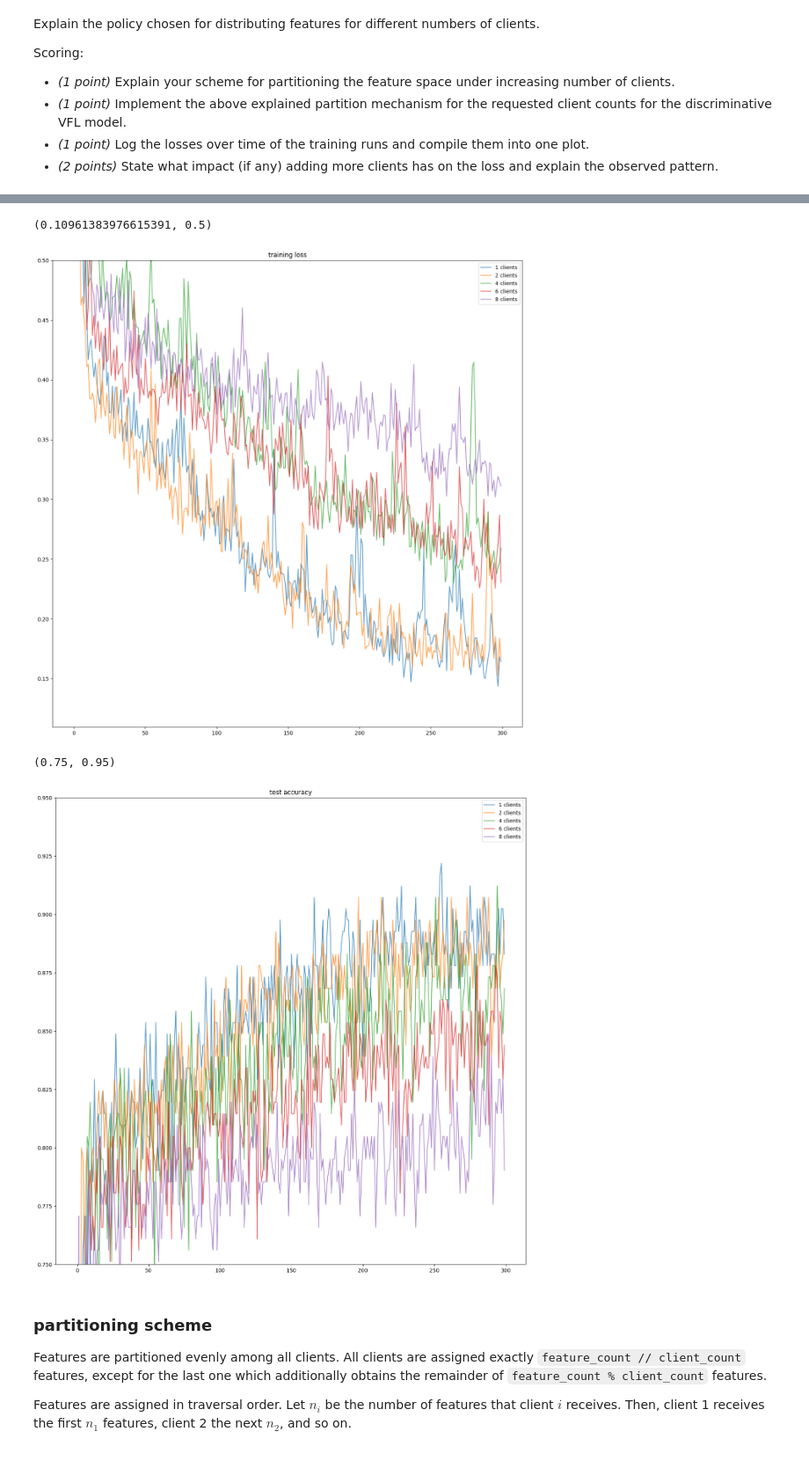
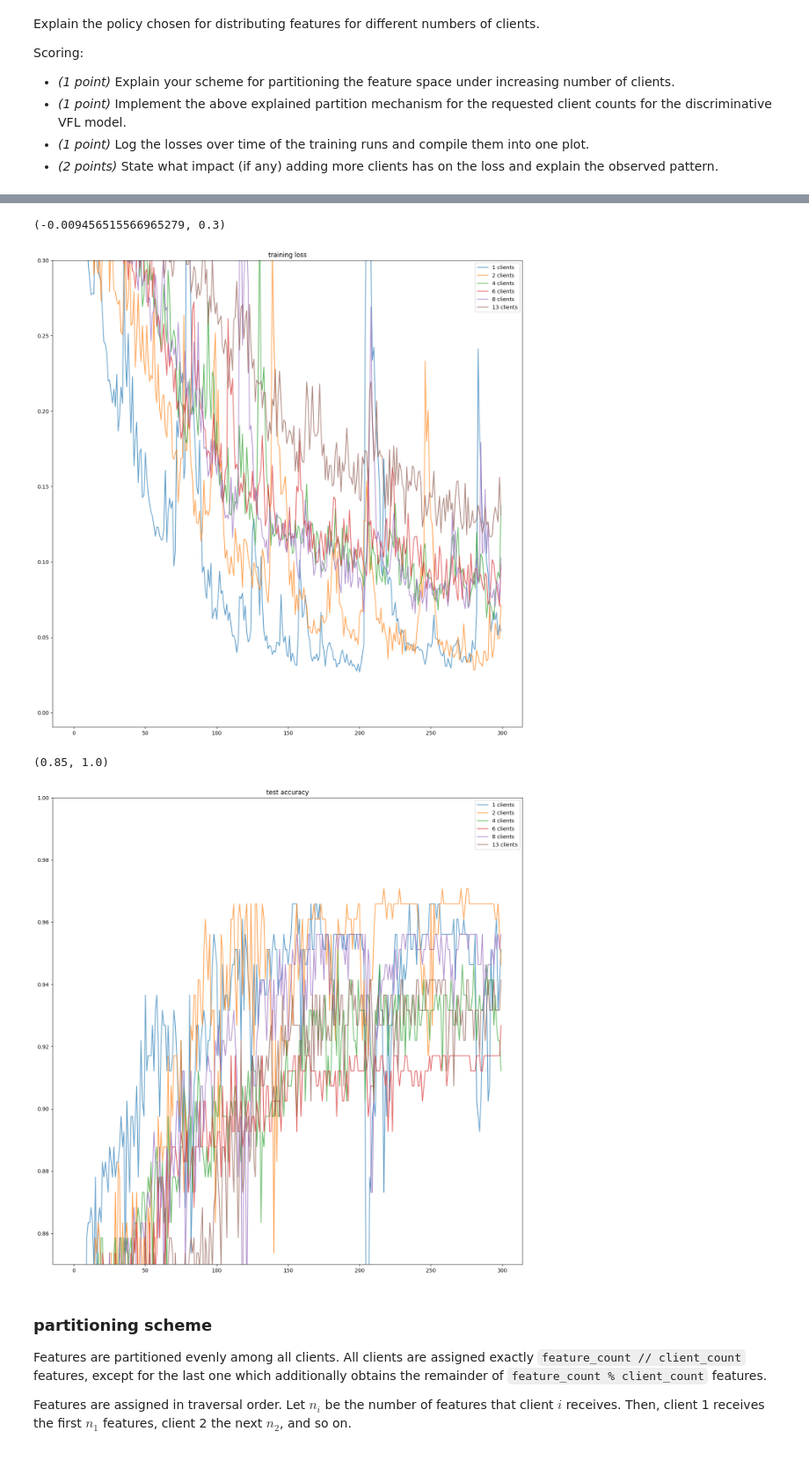
Before and after one commit to Quaffel/university-distributed-deep-learning, a Jupyter notebook: federated-learning/vertical-federated-learning/homework.ipynb, the cells around one changed output, grey strips where cells are left out. Shown at 88% size. Saved outputs shown, nothing was run; the diff lists cells and outputs as text; code cells hidden in the pictures.

```diff
--- a/federated-learning/vertical-federated-learning/homework.ipynb
+++ b/federated-learning/vertical-federated-learning/homework.ipynb
@@ -159,7 +159,7 @@ Scoring:
 - _(1 point)_ Log the losses over time of the training runs and compile them into one plot.
 - _(2 points)_ State what impact (if any) adding more clients has on the loss and explain the observed pattern.
 # %%
-client_variants = [1, 2, 4, 6, 8]
+client_variants = [1, 2, 4, 6, 8, 13]
 
 training_statistics, test_statistics = zip(
     *[
@@ -186,20 +186,20 @@ plt.title("training loss")
 for statistics, variant_name in zip(training_statistics, client_variants):
     plt.plot(statistics.mean_epoch_losses, label=f"{variant_name} clients", alpha=0.7)
 plt.legend()
-plt.ylim(None, .5)
+plt.ylim(None, .3)
 # %% [output]
-(0.10961383976615391, 0.5)
+(-0.009456515566965279, 0.3)
-[figure, old version]
+[figure, new version]
 # %%
 plt.figure(figsize=(16, 16))
 plt.title("test accuracy")
 for statistics, variant_name in zip(test_statistics, client_variants):
     plt.plot(statistics.mean_epoch_accuracies, label=f"{variant_name} clients", alpha=0.7)
 plt.legend()
-plt.ylim(0.75, 0.95)
+plt.ylim(0.85, 1)
 # %% [output]
-(0.75, 0.95)
+(0.85, 1.0)
-[figure, old version]
+[figure, new version]
 # %% [markdown]
 ### partitioning scheme
 
```
Also changed, not shown: parts of 4 cells of this notebook.
